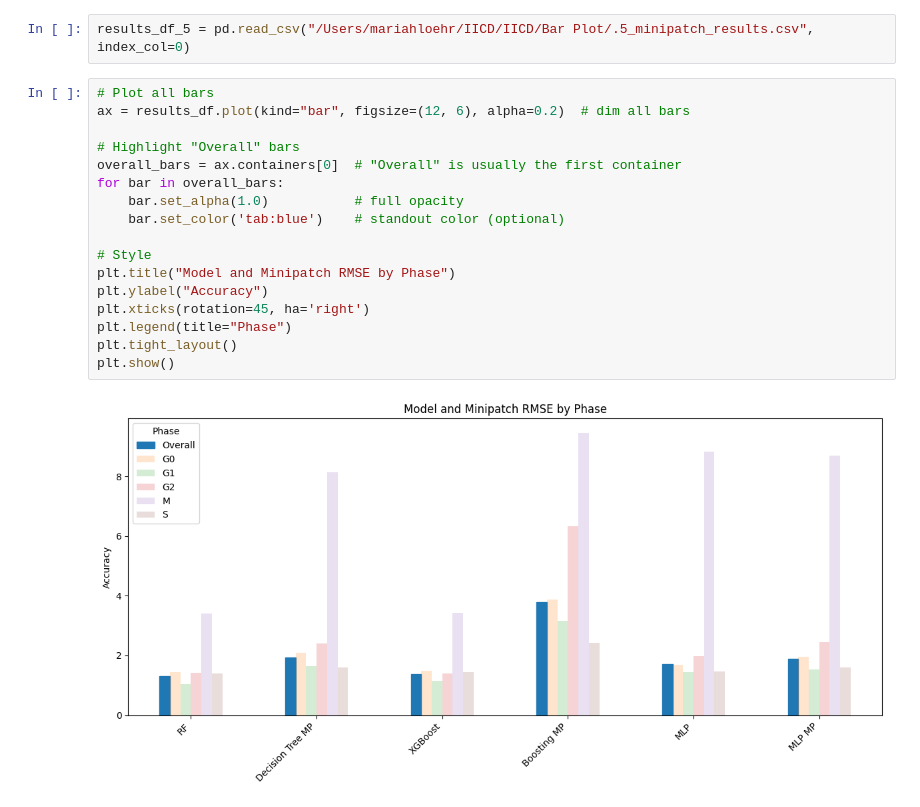
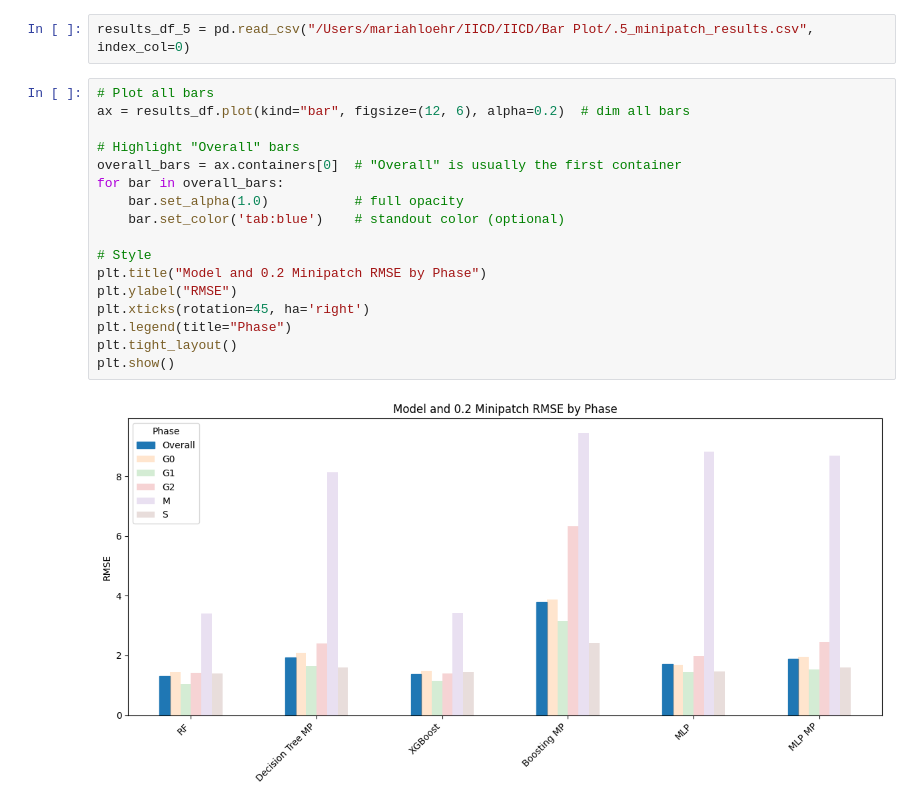
Before and after one commit to mariahgloehr/IICD, a Jupyter notebook: Bar Plot/minipatch_plot.ipynb, the cells around one changed output. Saved outputs shown, nothing was run; the diff lists cells and outputs as text.

Commit message:
generating plots

```diff
--- a/Bar Plot/minipatch_plot.ipynb
+++ b/Bar Plot/minipatch_plot.ipynb
@@ -40,22 +40,22 @@ results_df_5 = pd.read_csv("/Users/mariahloehr/IICD/IICD/Bar Plot/.5_minipatch_r
 # %%
 # Plot all bars
 ax = results_df.plot(kind="bar", figsize=(12, 6), alpha=0.2)  # dim all bars
 
 # Highlight "Overall" bars
 overall_bars = ax.containers[0]  # "Overall" is usually the first container
 for bar in overall_bars:
     bar.set_alpha(1.0)           # full opacity
     bar.set_color('tab:blue')    # standout color (optional)
 
 # Style
-plt.title("Model and Minipatch RMSE by Phase")
-plt.ylabel("Accuracy")
+plt.title("Model and 0.2 Minipatch RMSE by Phase")
+plt.ylabel("RMSE")
 plt.xticks(rotation=45, ha='right')
 plt.legend(title="Phase")
 plt.tight_layout()
 plt.show()
 # %% [output]
-[figure, old version]
+[figure, new version]
 # %%
 # Plot all bars
 ax = results_df_5.plot(kind="bar", figsize=(12, 6), alpha=0.2)  # dim all bars
```
Also changed, not shown: parts of 1 cell of this notebook, 3 other files.
